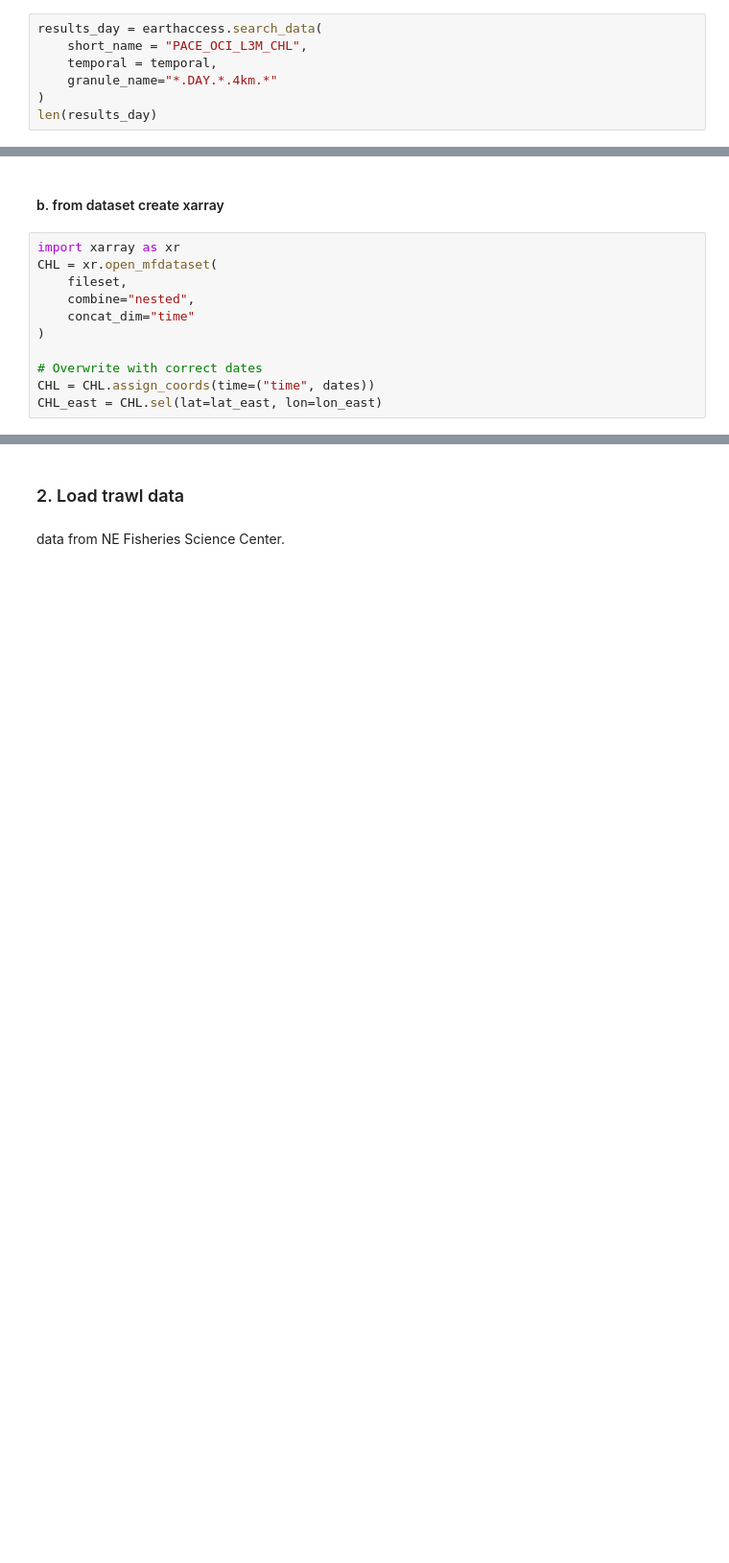
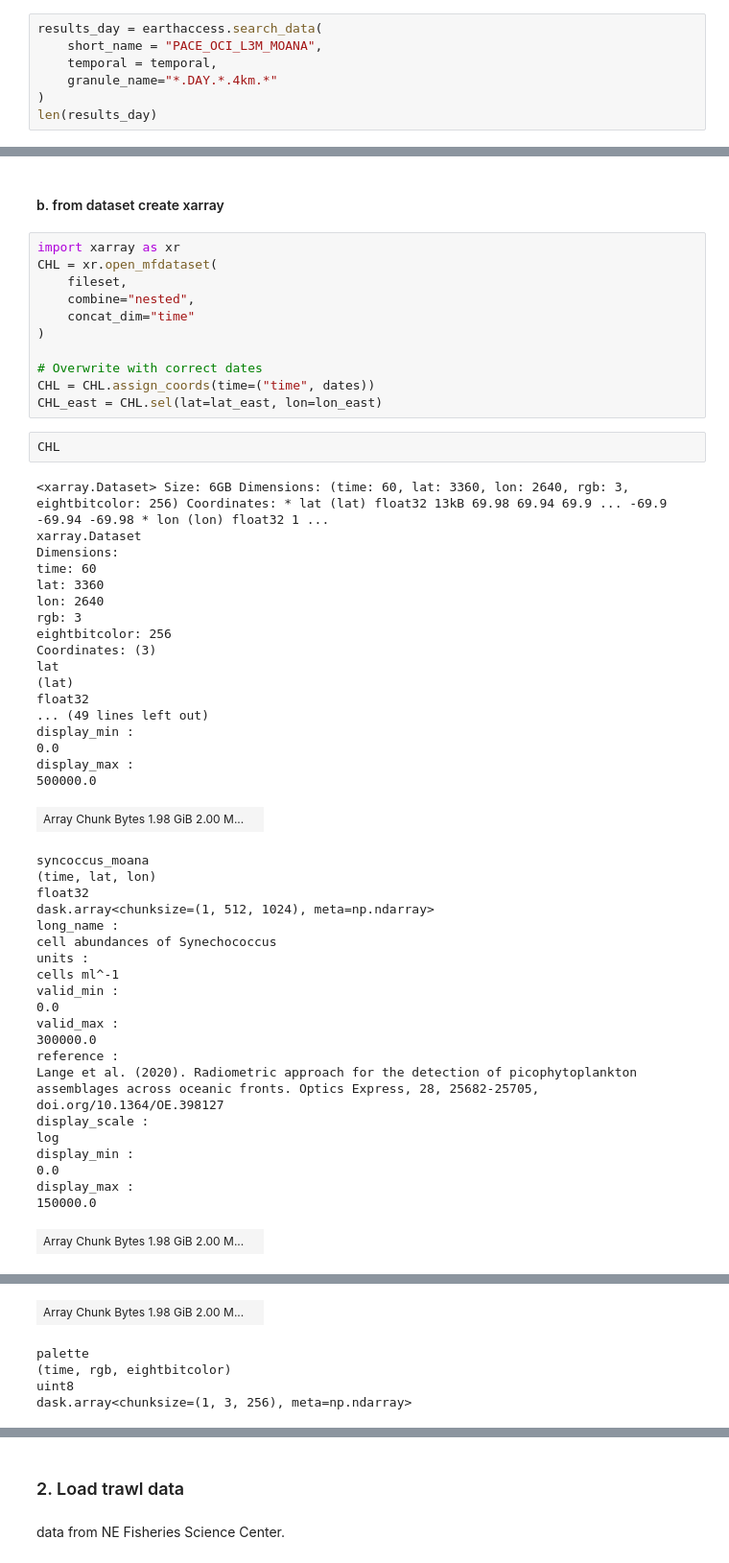
Before and after one commit to oceanhackweek/ohw25_proj_fishpace, a Jupyter notebook: contributor_folders/isidora/3_eastcoast_fall1.ipynb, the cells around one changed output, grey strips where cells are left out. Shown: that part at 96% size. Drawn from its saved outputs; the diff is of its cells as text; blank space fills up the shorter version.

```diff
--- a/contributor_folders/isidora/3_eastcoast_fall1.ipynb
+++ b/contributor_folders/isidora/3_eastcoast_fall1.ipynb
@@ -27,7 +27,7 @@ https://search.earthdata.nasa.gov/search?q=pace
 Each product has a `short_name` listed in the bottom left corner. Choose the product that you want. For this project, we used 4 km chlorophyll data
 # %%
 results_day = earthaccess.search_data(
-    short_name = "PACE_OCI_L3M_CHL",
+    short_name = "PACE_OCI_L3M_MOANA",
     temporal = temporal,
     granule_name="*.DAY.*.4km.*"
 )
@@ -75,3 +75,45 @@ CHL = xr.open_mfdataset(
 # Overwrite with correct dates
 CHL = CHL.assign_coords(time=("time", dates))
 CHL_east = CHL.sel(lat=lat_east, lon=lon_east)
+# %%
+CHL
+# %% [output]
+<xarray.Dataset> Size: 6GB Dimensions: (time: 60, lat: 3360, lon: 2640, rgb: 3, eightbitcolor: 256) Coordinates: * lat (lat) float32 13kB 69.98 69.94 69.9 ... -69.9 -69.94 -69.98 * lon (lon) float32 1 ...
+xarray.Dataset
+Dimensions:
+time: 60
+lat: 3360
+lon: 2640
+rgb: 3
+eightbitcolor: 256
+Coordinates: (3)
+lat
+(lat)
+float32
+... (49 lines left out)
+display_min :
+0.0
+display_max :
+500000.0
+| Array Chunk Bytes 1.98 GiB 2.00 M... |  |
+syncoccus_moana
+(time, lat, lon)
+float32
+dask.array<chunksize=(1, 512, 1024), meta=np.ndarray>
+long_name :
+cell abundances of Synechococcus
+units :
+cells ml^-1
+valid_min :
+0.0
+valid_max :
+300000.0
+reference :
+Lange et al. (2020). Radiometric approach for the detection of picophytoplankton assemblages across oceanic fronts. Optics Express, 28, 25682-25705, doi.org/10.1364/OE.398127
+display_scale :
+log
+display_min :
+0.0
+display_max :
+150000.0
+| Array Chunk Bytes 1.98 GiB 2.00 M... |  |
@@ -77,0 +140,5 @@ CHL_east = CHL.sel(lat=lat_east, lon=lon_east)
+| Array Chunk Bytes 1.98 GiB 2.00 M... |  |
+palette
+(time, rgb, eightbitcolor)
+uint8
+dask.array<chunksize=(1, 3, 256), meta=np.ndarray>
```
Also changed, not shown: parts of 5 cells of this notebook, 2 other files.
